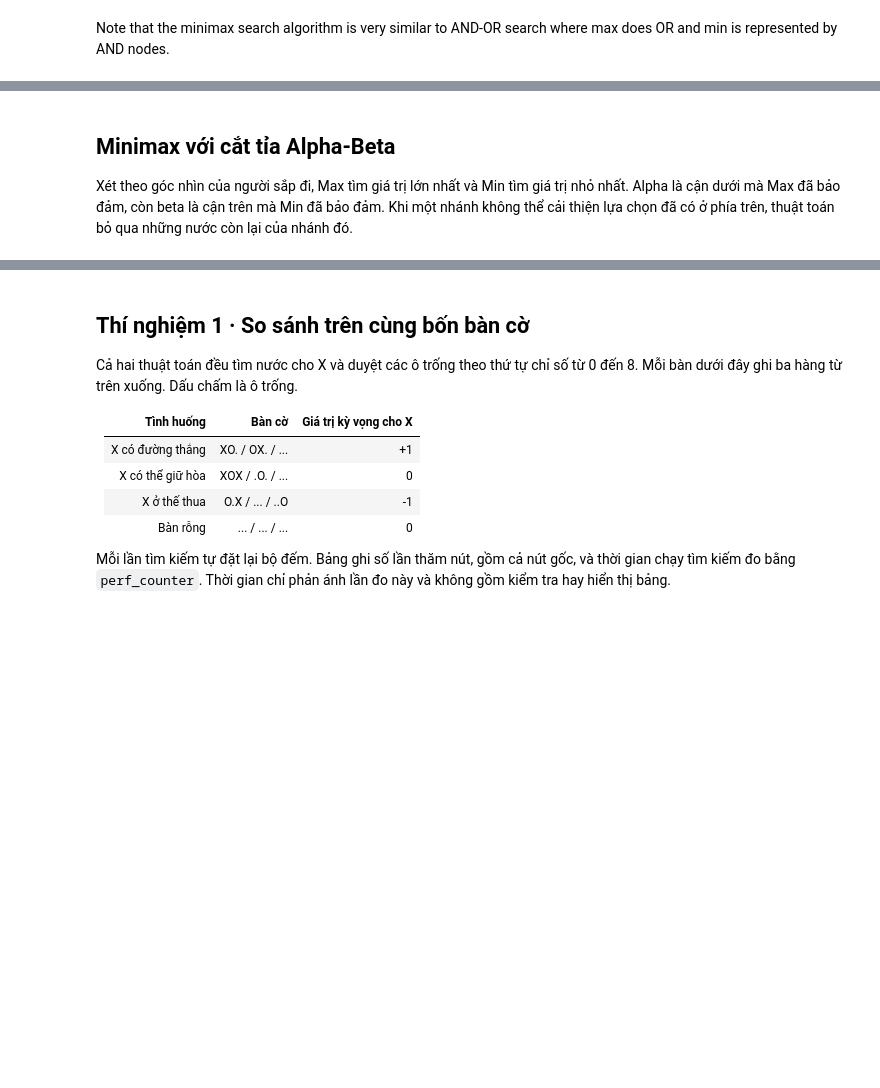
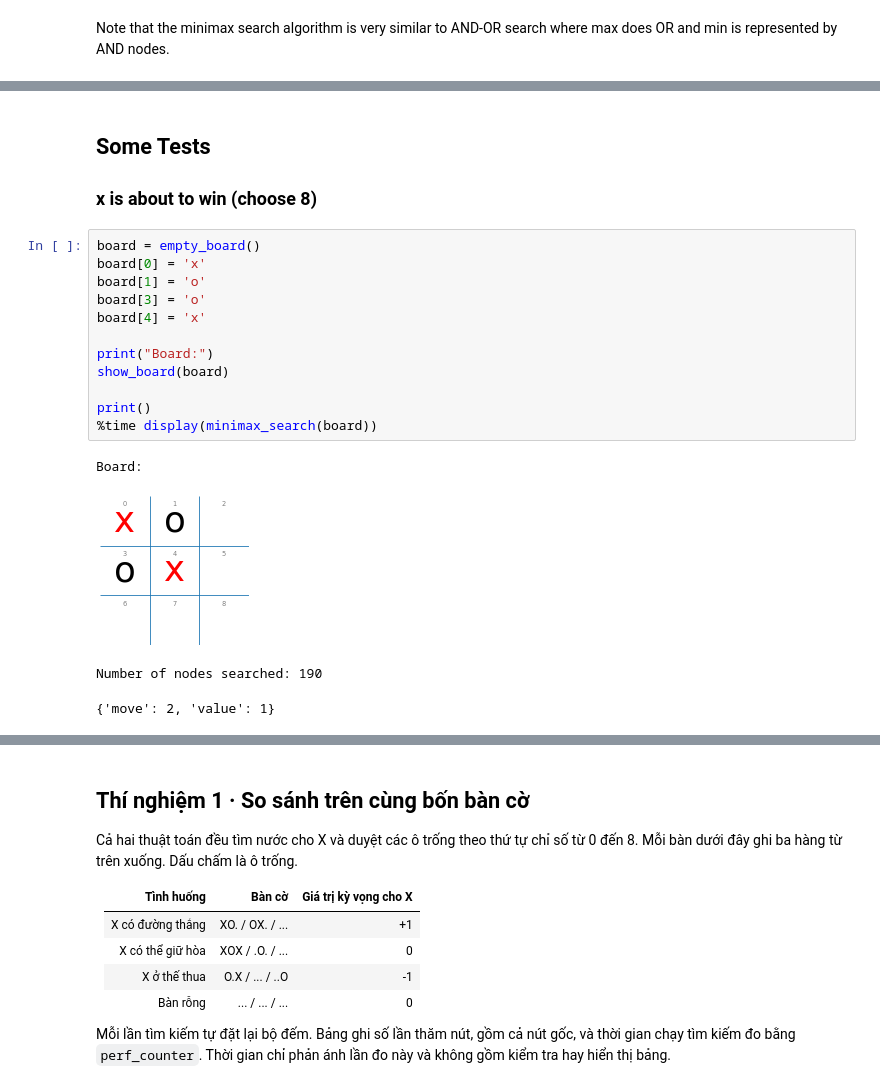
Before and after one commit to 10tothepowerof6/AdvancedAI-Repo, a Jupyter notebook: lab05_game_HuynhTanPhiHung_3124720026_DoXuanTrieu_3124720072_LeTanPhat_3124720050_LeNgocPhuc_3124720053/lab05 - game/tictactoe_alpha_beta_tree_search.ipynb, the cells around one changed output, grey strips where cells are left out. Saved outputs shown, nothing was run; the diff lists cells and outputs as text; blank space fills up the shorter version.

```diff
--- a/lab05_game_HuynhTanPhiHung_3124720026_DoXuanTrieu_3124720072_LeTanPhat_3124720050_LeNgocPhuc_3124720053/lab05 - game/tictactoe_alpha_beta_tree_search.ipynb
+++ b/lab05_game_HuynhTanPhiHung_3124720026_DoXuanTrieu_3124720072_LeTanPhat_3124720050_LeNgocPhuc_3124720053/lab05 - game/tictactoe_alpha_beta_tree_search.ipynb
@@ -96,7 +102,24 @@ def min_value(state, player):
 
     if DEBUG >= 2: print("min out: " + str(state) + str([v, move]) )
     return v, move
-# %% [markdown]
-## Minimax với cắt tỉa Alpha-Beta
-
-Xét theo góc nhìn của người sắp đi, Max tìm giá trị lớn nhất và Min tìm giá trị nhỏ nhất. Alpha là cận dưới mà Max đã bảo đảm, còn beta là cận trên mà Min đã bảo đảm. Khi một nhánh không thể cải thiện lựa chọn đã có ở phía trên, thuật toán bỏ qua những nước còn lại của nhánh đó.
+# %% [markdown]
+## Some Tests
+
+### x is about to win (choose 8)
+# %%
+board = empty_board()
+board[0] = 'x'
+board[1] = 'o'
+board[3] = 'o'
+board[4] = 'x'
+
+print("Board:")
+show_board(board)
+
+print()
+%time display(minimax_search(board))
+# %% [output]
+Board:
+[figure, added]
+Number of nodes searched: 190
+{'move': 2, 'value': 1}
```
Also changed, not shown: parts of 39 cells of this notebook.
